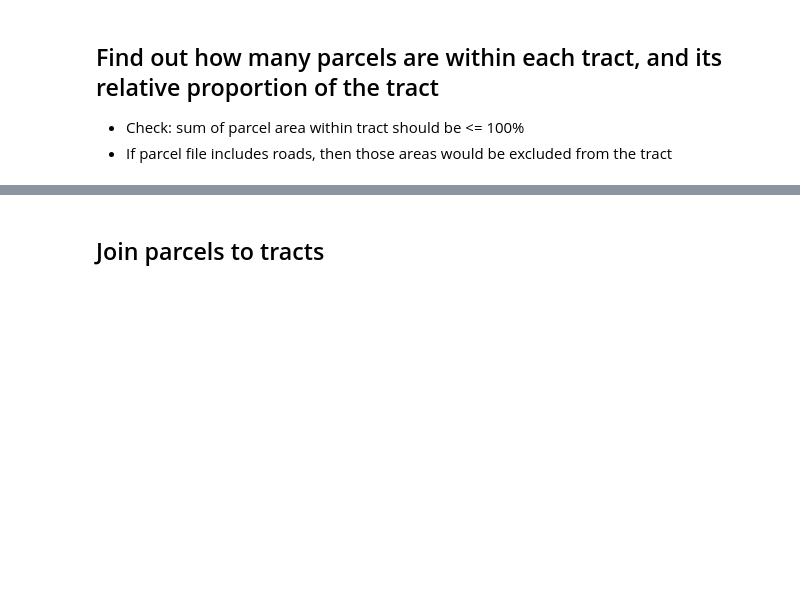
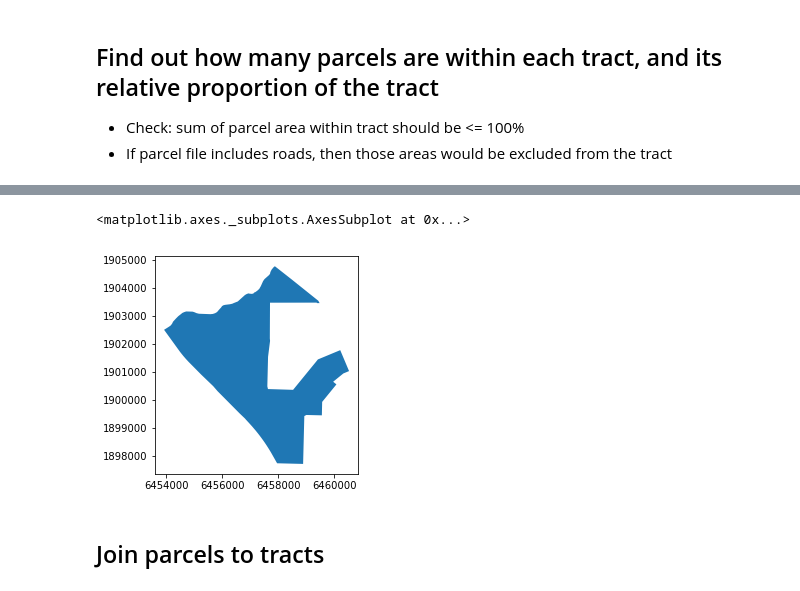
Before and after one commit to CityOfLosAngeles/planning-entitlements, a Jupyter notebook: notebooks/link-tracts-to-tiers.ipynb, the cells around one changed output, grey strips where cells are left out. Drawn from its saved outputs; the diff is of its cells as text; code cells hidden in the pictures; blank space fills up the shorter version.

```diff
--- a/notebooks/link-tracts-to-tiers.ipynb
+++ b/notebooks/link-tracts-to-tiers.ipynb
@@ -37,5 +37,5 @@ parcel_geom = pd.merge(la_parcels, crosswalk_parcels_tracts, on = 'AIN', validat
 # %%
 tract_geom = pd.merge(parcel_geom, tracts, on = 'GEOID', validate = 'm:1')
 # %%
-fraction = tract_geom.groupby(['GEOID', 'tract_sqft']).agg({'parcel_sqft':'sum'}).reset_index()
-fraction['total_pct'] = fraction.parcel_sqft / fraction.tract_sqft
+df = tract_geom.groupby(['GEOID', 'tract_sqft']).agg({'parcel_sqft':'sum'}).reset_index()
+df['total_pct'] = df.parcel_sqft / df.tract_sqft
@@ -51,3 +74,8 @@ plot_wrong.crs = {'init':'epsg:2229'}
+# %%
+wrong_tracts.plot()
+# %% [output]
+<matplotlib.axes._subplots.AxesSubplot at 0x...>
+[figure, added]
 # %% [markdown]
 ## Join parcels to tracts
 # %%
```
Also changed, not shown: parts of 9 cells of this notebook.
